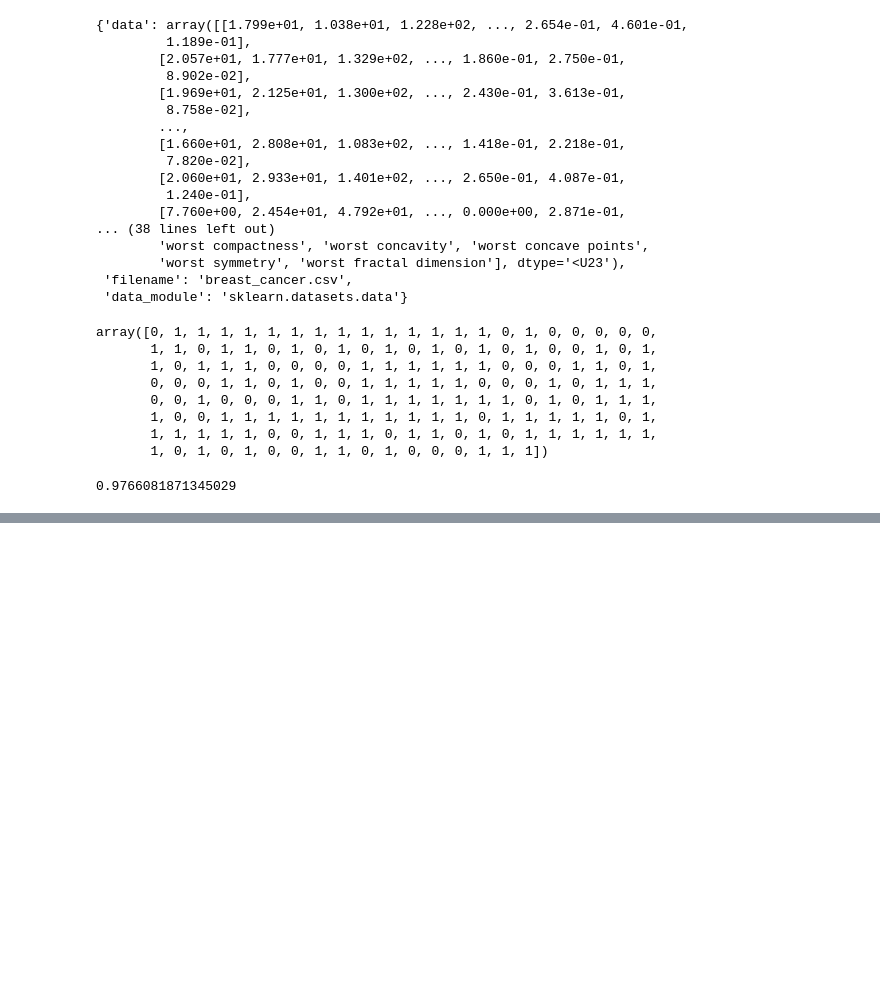
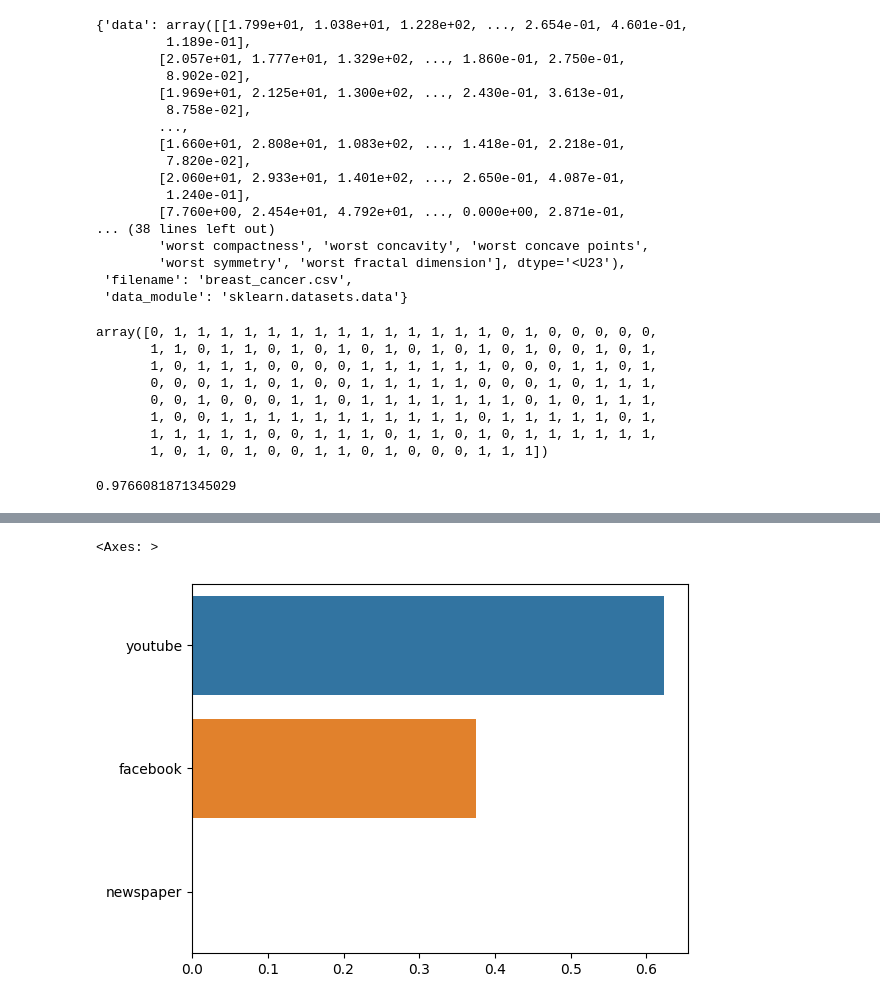
Before and after one commit to audwls4545/metaverse, a Jupyter notebook: 선형회귀_실습_다른버전.ipynb, the cells around one changed output, grey strips where cells are left out. Cells and saved outputs as stored; diff of their text form; code cells hidden in the pictures; blank space fills up the shorter version.

```diff
--- a/선형회귀_실습_다른버전.ipynb
+++ b/선형회귀_실습_다른버전.ipynb
@@ -401,0 +623,6 @@ lr_clf.score(X_test, y_test)
+# %%
+y_target = data['sales']
+X_data = data.drop(['sales'], axis = 1, inplace = False)
+
+X_train, X_test, y_train, y_test = train_test_split(X_data, y_target,
+                                                    test_size = 0.2, random_state = 100)
@@ -401,0 +677,15 @@ lr_clf.score(X_test, y_test)
+# %%
+import seaborn as sns
+%matplotlib inline
+
+rf_reg = GradientBoostingRegressor(n_estimators=1000)
+
+# 앞 예제에서 만들어진 X_data, y_target 데이터 셋을 적용하여 학습합니다.
+rf_reg.fit(X_data, y_target)
+
+feature_series = pd.Series(data=rf_reg.feature_importances_, index=X_data.columns )
+feature_series = feature_series.sort_values(ascending=False)
+sns.barplot(x= feature_series, y=feature_series.index)
+# %% [output]
+<Axes: >
+[figure, added]
```
Also changed, not shown: parts of 29 cells of this notebook.
